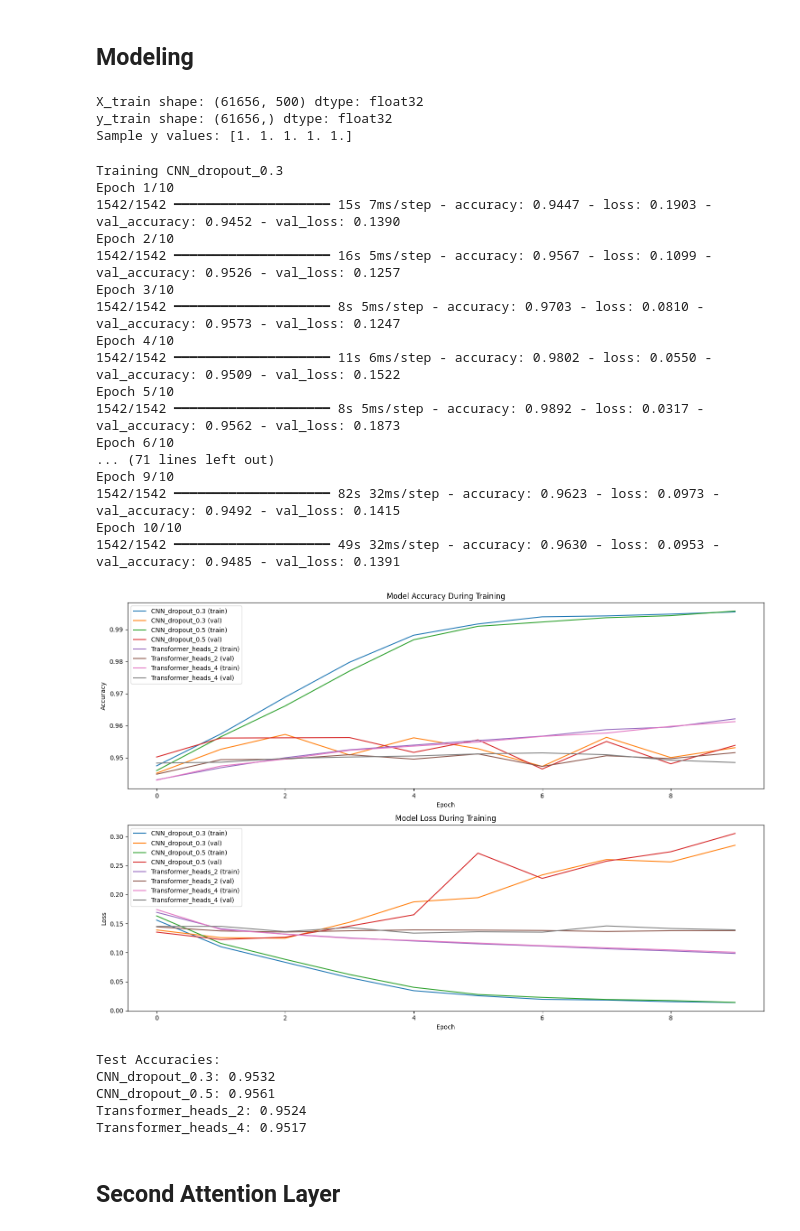
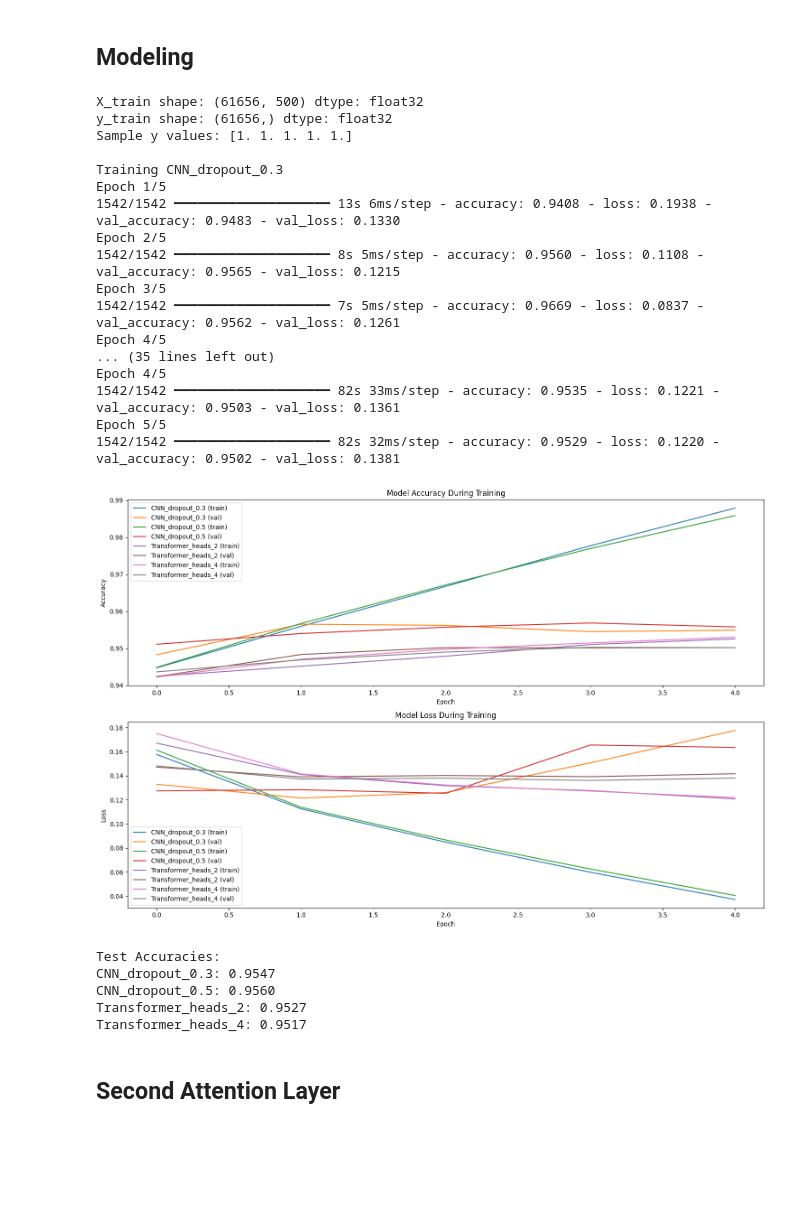
Before and after one commit to CloudMelanie/ml_lab7, a Jupyter notebook: main.ipynb, the cells around one changed output. Drawn from its saved outputs; the diff is of its cells as text; code cells hidden in the pictures; blank space fills up the shorter version.

```diff
--- a/main.ipynb
+++ b/main.ipynb
@@ -242,7 +245,7 @@ for name, model in models.items():
 
     history = model.fit(
         X_train, y_train,
-        epochs=10,
+        epochs=5,
         batch_size=32,
         validation_split=0.2,
         verbose=1
@@ -258,56 +261,53 @@ plt.figure(figsize=(15, 10))
 plt.subplot(2, 1, 1)
 for name, history in histories.items():
     plt.plot(history['accuracy'], label=f'{name} (train)')
     plt.plot(history['val_accuracy'], label=f'{name} (val)')
 plt.title('Model Accuracy During Training')
 plt.ylabel('Accuracy')
 plt.xlabel('Epoch')
 plt.legend()
 
 # Plot training loss
 plt.subplot(2, 1, 2)
 for name, history in histories.items():
     plt.plot(history['loss'], label=f'{name} (train)')
     plt.plot(history['val_loss'], label=f'{name} (val)')
 plt.title('Model Loss During Training')
 plt.ylabel('Loss')
 plt.xlabel('Epoch')
 plt.legend()
 
 plt.tight_layout()
 plt.show()
 
 # Print final test accuracies
 print("\nTest Accuracies:")
 for name, accuracy in results.items():
     print(f"{name}: {accuracy:.4f}")
 # %% [output]
 X_train shape: (61656, 500) dtype: float32
 y_train shape: (61656,) dtype: float32
 Sample y values: [1. 1. 1. 1. 1.]
+
+Training CNN_dropout_0.3
+Epoch 1/5
+1542/1542 ━━━━━━━━━━━━━━━━━━━━ 13s 6ms/step - accuracy: 0.9408 - loss: 0.1938 - val_accuracy: 0.9483 - val_loss: 0.1330
+Epoch 2/5
+1542/1542 ━━━━━━━━━━━━━━━━━━━━ 8s 5ms/step - accuracy: 0.9560 - loss: 0.1108 - val_accuracy: 0.9565 - val_loss: 0.1215
+Epoch 3/5
+1542/1542 ━━━━━━━━━━━━━━━━━━━━ 7s 5ms/step - accuracy: 0.9669 - loss: 0.0837 - val_accuracy: 0.9562 - val_loss: 0.1261
+Epoch 4/5
+... (35 lines left out)
+Epoch 4/5
+1542/1542 ━━━━━━━━━━━━━━━━━━━━ 82s 33ms/step - accuracy: 0.9535 - loss: 0.1221 - val_accuracy: 0.9503 - val_loss: 0.1361
+Epoch 5/5
+1542/1542 ━━━━━━━━━━━━━━━━━━━━ 82s 32ms/step - accuracy: 0.9529 - loss: 0.1220 - val_accuracy: 0.9502 - val_loss: 0.1381
+[figure, new version]
-Training CNN_dropout_0.3
-Epoch 1/10
-1542/1542 ━━━━━━━━━━━━━━━━━━━━ 15s 7ms/step - accuracy: 0.9447 - loss: 0.1903 - val_accuracy: 0.9452 - val_loss: 0.1390
-Epoch 2/10
-1542/1542 ━━━━━━━━━━━━━━━━━━━━ 16s 5ms/step - accuracy: 0.9567 - loss: 0.1099 - val_accuracy: 0.9526 - val_loss: 0.1257
-Epoch 3/10
-1542/1542 ━━━━━━━━━━━━━━━━━━━━ 8s 5ms/step - accuracy: 0.9703 - loss: 0.0810 - val_accuracy: 0.9573 - val_loss: 0.1247
-Epoch 4/10
-1542/1542 ━━━━━━━━━━━━━━━━━━━━ 11s 6ms/step - accuracy: 0.9802 - loss: 0.0550 - val_accuracy: 0.9509 - val_loss: 0.1522
-Epoch 5/10
-1542/1542 ━━━━━━━━━━━━━━━━━━━━ 8s 5ms/step - accuracy: 0.9892 - loss: 0.0317 - val_accuracy: 0.9562 - val_loss: 0.1873
-Epoch 6/10
-... (71 lines left out)
-Epoch 9/10
-1542/1542 ━━━━━━━━━━━━━━━━━━━━ 82s 32ms/step - accuracy: 0.9623 - loss: 0.0973 - val_accuracy: 0.9492 - val_loss: 0.1415
-Epoch 10/10
-1542/1542 ━━━━━━━━━━━━━━━━━━━━ 49s 32ms/step - accuracy: 0.9630 - loss: 0.0953 - val_accuracy: 0.9485 - val_loss: 0.1391
+Test Accuracies:
+CNN_dropout_0.3: 0.9547
+CNN_dropout_0.5: 0.9560
+Transformer_heads_2: 0.9527
+Transformer_heads_4: 0.9517
-[figure, old version]
-Test Accuracies:
-CNN_dropout_0.3: 0.9532
-CNN_dropout_0.5: 0.9561
-Transformer_heads_2: 0.9524
-Transformer_heads_4: 0.9517
 # %% [markdown]
 ## Second Attention Layer
 # %%
```
Also changed, not shown: parts of 8 cells of this notebook.
